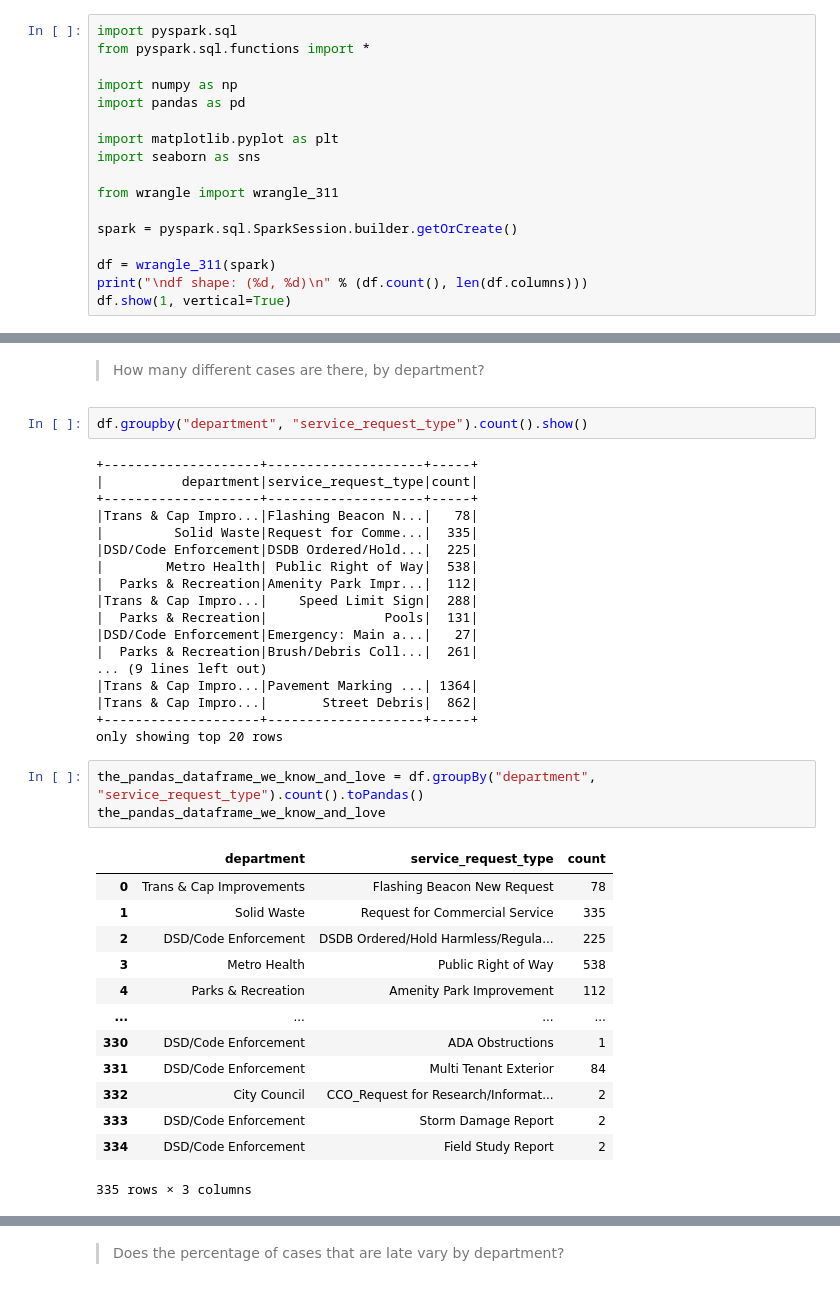
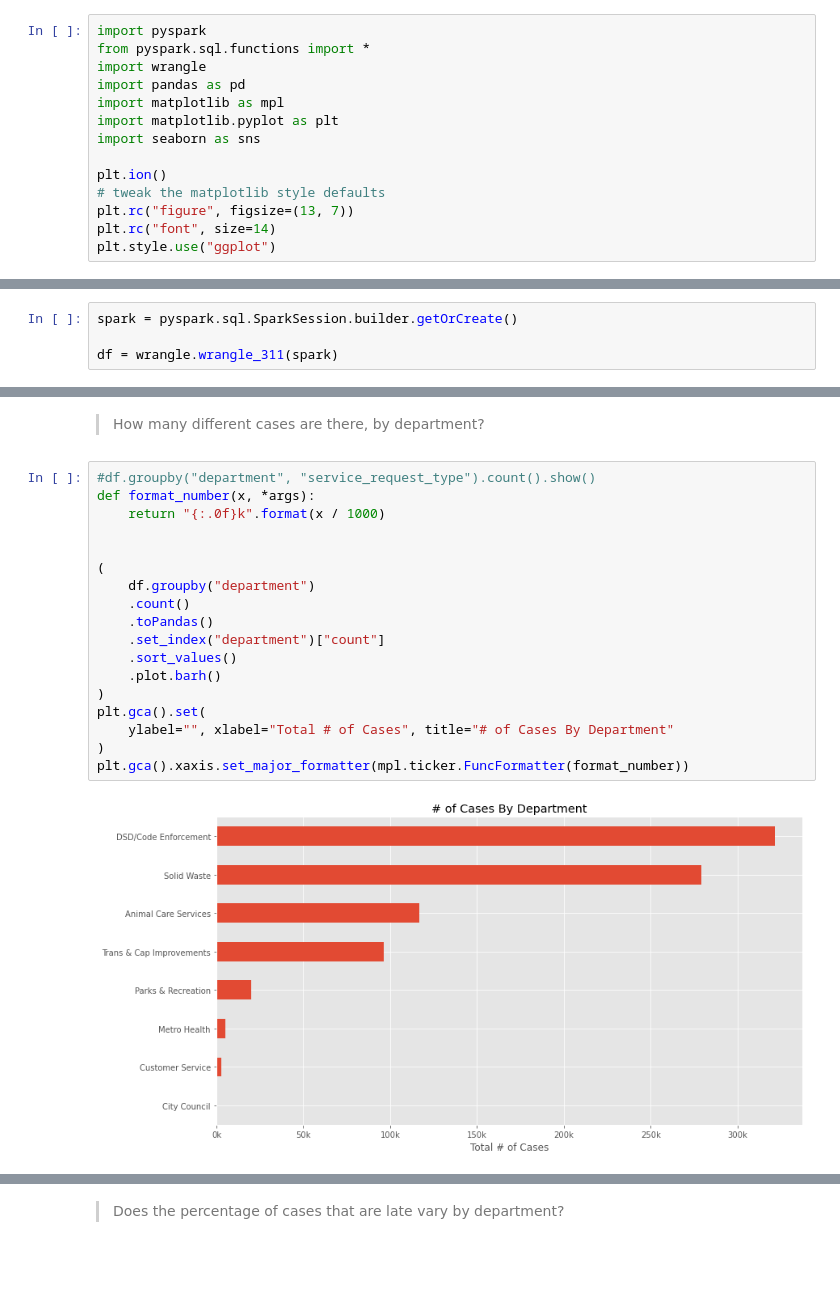
Before and after one commit to randyfrench/spark-exercises, a Jupyter notebook: explore.ipynb, the cells around one changed output, grey strips where cells are left out. Drawn from its saved outputs; the diff is of its cells as text; blank space fills up the shorter version.

```diff
--- a/explore.ipynb
+++ b/explore.ipynb
@@ -3,19 +3,16 @@
 
 These exercises should go in a notebook or script named explore.
 # %%
-import pyspark.sql
+import pyspark
 from pyspark.sql.functions import *
-
-import numpy as np
+import wrangle
 import pandas as pd
-
+import matplotlib as mpl
 import matplotlib.pyplot as plt
 import seaborn as sns
 
-from wrangle import wrangle_311
-
-spark = pyspark.sql.SparkSession.builder.getOrCreate()
-
-df = wrangle_311(spark)
-print("\ndf shape: (%d, %d)\n" % (df.count(), len(df.columns)))
-df.show(1, vertical=True)
+plt.ion()
+# tweak the matplotlib style defaults
+plt.rc("figure", figsize=(13, 7))
+plt.rc("font", size=14)
+plt.style.use("ggplot")
@@ -39,0 +19,4 @@ only showing top 1 row
+# %%
+spark = pyspark.sql.SparkSession.builder.getOrCreate()
+
+df = wrangle.wrangle_311(spark)
@@ -42,39 +31,22 @@ only showing top 1 row
 # %% [markdown]
 > How many different cases are there, by department?
 # %%
-df.groupby("department", "service_request_type").count().show()
+#df.groupby("department", "service_request_type").count().show()
+def format_number(x, *args):
+    return "{:.0f}k".format(x / 1000)
+
+
+(
+    df.groupby("department")
+    .count()
+    .toPandas()
+    .set_index("department")["count"]
+    .sort_values()
+    .plot.barh()
+)
+plt.gca().set(
+    ylabel="", xlabel="Total # of Cases", title="# of Cases By Department"
+)
+plt.gca().xaxis.set_major_formatter(mpl.ticker.FuncFormatter(format_number))
 # %% [output]
-+--------------------+--------------------+-----+
-|          department|service_request_type|count|
-+--------------------+--------------------+-----+
-|Trans & Cap Impro...|Flashing Beacon N...|   78|
-|         Solid Waste|Request for Comme...|  335|
-|DSD/Code Enforcement|DSDB Ordered/Hold...|  225|
-|        Metro Health| Public Right of Way|  538|
-|  Parks & Recreation|Amenity Park Impr...|  112|
-|Trans & Cap Impro...|    Speed Limit Sign|  288|
-|  Parks & Recreation|               Pools|  131|
-|DSD/Code Enforcement|Emergency: Main a...|   27|
-|  Parks & Recreation|Brush/Debris Coll...|  261|
-... (9 lines left out)
-|Trans & Cap Impro...|Pavement Marking ...| 1364|
-|Trans & Cap Impro...|       Street Debris|  862|
-+--------------------+--------------------+-----+
-only showing top 20 rows
+[figure, added]
-# %%
-the_pandas_dataframe_we_know_and_love = df.groupBy("department", "service_request_type").count().toPandas()
-the_pandas_dataframe_we_know_and_love
-# %% [output]
-|  | department | service_request_type | count |
-| 0 | Trans & Cap Improvements | Flashing Beacon New Request | 78 |
-| 1 | Solid Waste | Request for Commercial Service | 335 |
-| 2 | DSD/Code Enforcement | DSDB Ordered/Hold Harmless/Regula... | 225 |
-| 3 | Metro Health | Public Right of Way | 538 |
-| 4 | Parks & Recreation | Amenity Park Improvement | 112 |
-| ... | ... | ... | ... |
-| 330 | DSD/Code Enforcement | ADA Obstructions | 1 |
-| 331 | DSD/Code Enforcement | Multi Tenant Exterior | 84 |
-| 332 | City Council | CCO_Request for Research/Informat... | 2 |
-| 333 | DSD/Code Enforcement | Storm Damage Report | 2 |
-| 334 | DSD/Code Enforcement | Field Study Report | 2 |
-335 rows × 3 columns
```
Also changed, not shown: parts of 6 cells of this notebook.
